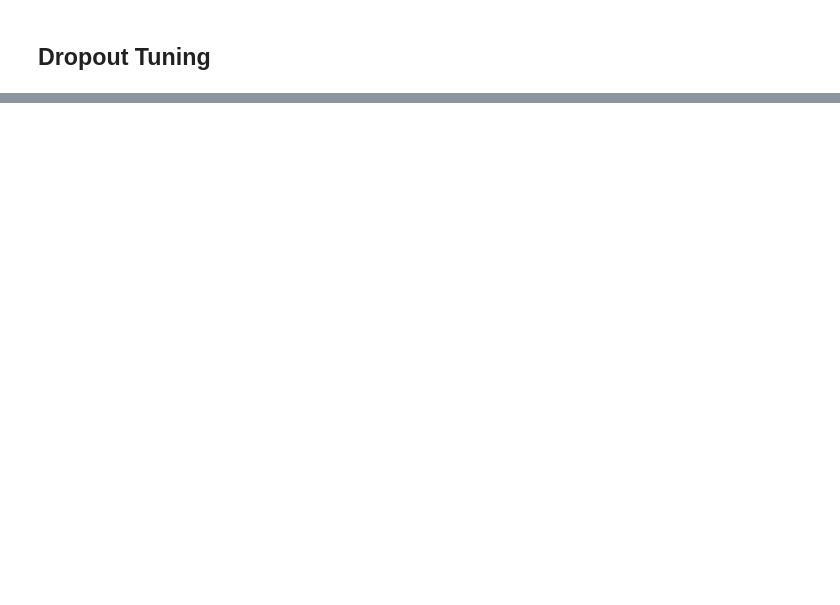
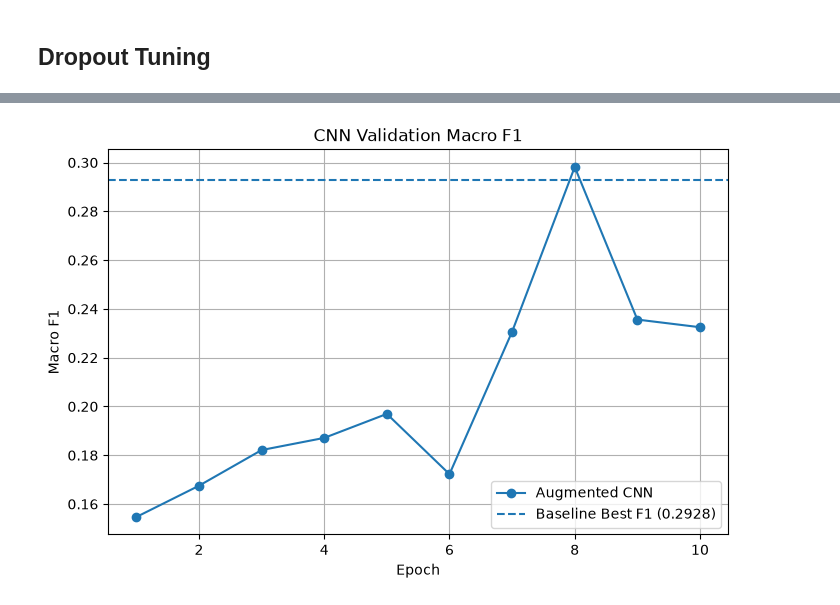
Before and after one commit to sn82978/CS184A-Project, a Jupyter notebook: Models/CNN/train_cnn.ipynb, the cells around one changed output, grey strips where cells are left out. Cells and saved outputs as stored; diff of their text form; code cells hidden in the pictures; blank space fills up the shorter version.

```diff
--- a/Models/CNN/train_cnn.ipynb
+++ b/Models/CNN/train_cnn.ipynb
@@ -668,0 +885,14 @@ Best Epoch: 8
+# %%
+plt.figure(figsize=(8, 5))
+
+plt.plot(epochs, aug_val_f1_scores, marker="o", label="Augmented CNN")
+plt.axhline(y=0.2928, linestyle="--", label="Baseline Best F1 (0.2928)")
+
+plt.xlabel("Epoch")
+plt.ylabel("Macro F1")
+plt.title("CNN Validation Macro F1")
+plt.legend()
+plt.grid(True)
+plt.show()
+# %% [output]
+[figure, added]
```
Also changed, not shown: parts of 19 cells of this notebook, 2 other files.
